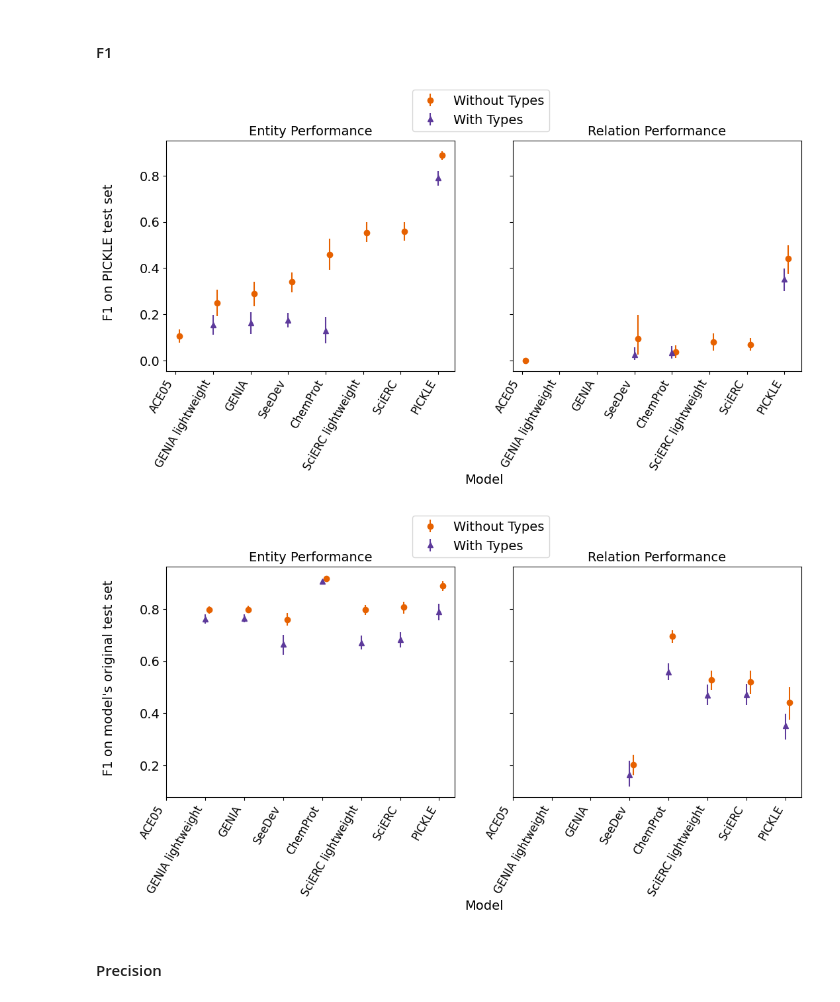
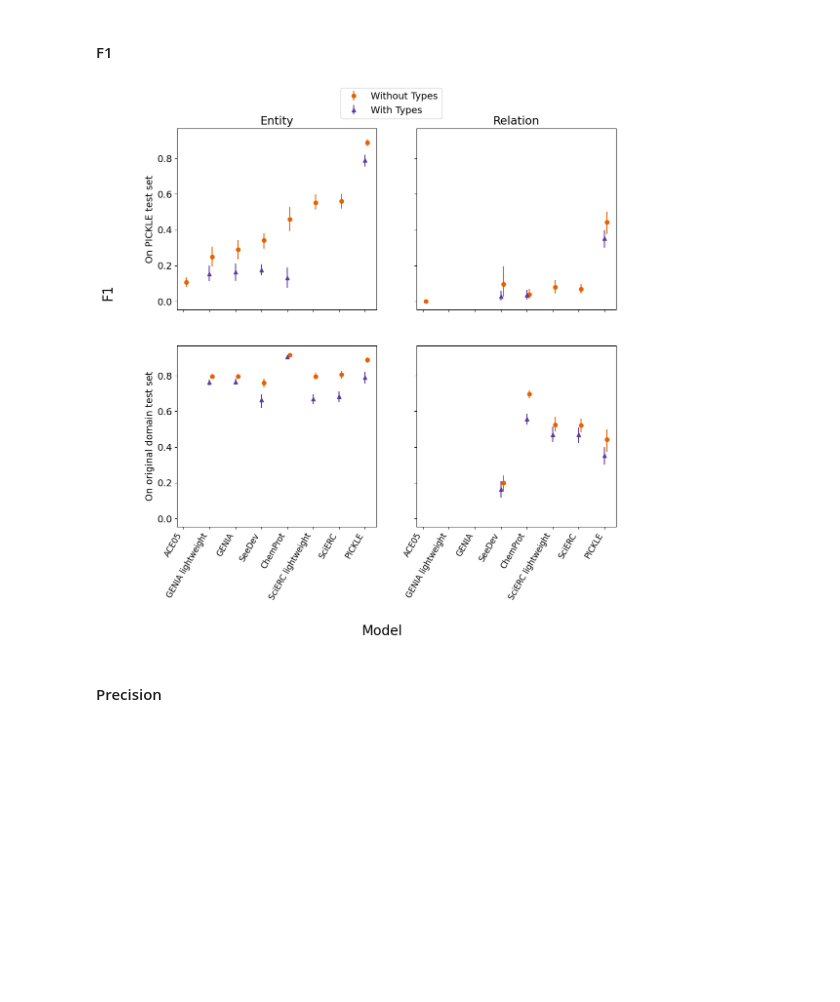
Before and after one commit to ShiuLab/pickle-corpus-code, a Jupyter notebook: jupyter_notebooks/model_performance_figures.ipynb, the cells around one changed output. Drawn from its saved outputs; the diff is of its cells as text; code cells hidden in the pictures; blank space fills up the shorter version.

Commit message:
Restructure OOV dir and update figures

```diff
--- a/jupyter_notebooks/model_performance_figures.ipynb
+++ b/jupyter_notebooks/model_performance_figures.ipynb
@@ -219,49 +219,36 @@ label_key = {'chemprot': 'ChemProt',
 # %% [markdown]
 #### F1
 # %%
-fig, axs = plt.subplots(1, 2, figsize=(12,6), sharex=True, sharey=True)
+fig, axs = plt.subplots(2, 2, figsize=(12,12), sharex=True, sharey=True)
 
 name_x = [label_key[mod] for mod in dygiepp_no_labels_perf["model"]]
 
-axs[0].errorbar(x=dygiepp_no_labels_perf["x"] + 0.1, y=dygiepp_no_labels_perf["ent_F1"], yerr=no_lab_pick_ent_CIs, fmt="o", color='#E66100')
-axs[0].errorbar(x=typed_eval_dygiepp_all_df["x"], y=typed_eval_dygiepp_all_df["ent_F1"], yerr=lab_pick_ent_CIs, fmt="^", color='#5D3A9B')
+axs[0,0].errorbar(x=dygiepp_no_labels_perf["x"] + 0.1, y=dygiepp_no_labels_perf["ent_F1"], yerr=no_lab_pick_ent_CIs, fmt="o", color='#E66100')
+axs[0,0].errorbar(x=typed_eval_dygiepp_all_df["x"], y=typed_eval_dygiepp_all_df["ent_F1"], yerr=lab_pick_ent_CIs, fmt="^", color='#5D3A9B')
 
-axs[1].errorbar(x=dygiepp_no_labels_perf["x"] + 0.1, y=dygiepp_no_labels_perf["rel_F1"], yerr=no_lab_pick_rel_CIs, fmt="o", color='#E66100', label='Without Types')
-axs[1].errorbar(x=typed_eval_dygiepp_all_df["x"], y=typed_eval_dygiepp_all_df["rel_F1"], yerr=lab_pick_rel_CIs, fmt="^", color='#5D3A9B', label='With Types')
+axs[0,1].errorbar(x=dygiepp_no_labels_perf["x"] + 0.1, y=dygiepp_no_labels_perf["rel_F1"], yerr=no_lab_pick_rel_CIs, fmt="o", color='#E66100', label='Without Types')
+axs[0,1].errorbar(x=typed_eval_dygiepp_all_df["x"], y=typed_eval_dygiepp_all_df["rel_F1"], yerr=lab_pick_rel_CIs, fmt="^", color='#5D3A9B', label='With Types')
 
-axs[0].set_xticks(dygiepp_no_labels_perf["x"], name_x, size=12, rotation=60, ha='right')
-axs[1].set_xticks(dygiepp_no_labels_perf["x"], name_x, size=12, rotation=60, ha='right')
+axs[1,0].errorbar(x=original_dom_no_label_eval_dygiepp_all_df["x"] +0.1, y=original_dom_no_label_eval_dygiepp_all_df["ent_F1"], yerr=no_lab_orig_ent_CIs, fmt="o", color='#E66100', label='Without Types')
+axs[1,0].errorbar(x=original_dom_typed_eval_dygiepp_all_df["x"], y=original_dom_typed_eval_dygiepp_all_df["ent_F1"], yerr=lab_orig_ent_CIs, fmt="^", color='#5D3A9B', label='With Types')
 
-axs[0].set_title('Entity Performance', size=14)
-axs[1].set_title('Relation Performance', size=14)
-axs[1].legend(bbox_to_anchor=(0.15,1.25))
-fig.supxlabel('Model', size=14)
-fig.supylabel('F1 on PICKLE test set', y=0.6,  size=14)
-fig.subplots_adjust(bottom=0.3, left=0.1)
+axs[1,1].errorbar(x=original_dom_no_label_eval_dygiepp_all_df["x"] +0.1, y=original_dom_no_label_eval_dygiepp_all_df["rel_F1"], yerr=no_lab_orig_rel_CIs, fmt="o", color='#E66100', label='Without Types')
+axs[1,1].errorbar(x=original_dom_typed_eval_dygiepp_all_df["x"], y=original_dom_typed_eval_dygiepp_all_df["rel_F1"], yerr=lab_orig_rel_CIs, fmt="^", color='#5D3A9B', label='With Types')
+
+axs[1,0].set_xticks(dygiepp_no_labels_perf["x"], name_x, size=12, rotation=60, ha='right')
+axs[1,1].set_xticks(dygiepp_no_labels_perf["x"], name_x, size=12, rotation=60, ha='right')
+axs[0,0].set_title('Entity')
+axs[0,1].set_title('Relation')
+axs[0,0].set_ylabel('On PICKLE test set')
+axs[1,0].set_ylabel('On original domain test set')
+axs[0,1].legend(bbox_to_anchor=(0.15,1.25))
+fig.supxlabel('Model', size=20)
+fig.supylabel('F1', y=0.6,  size=20)
+fig.subplots_adjust(bottom=0.2, left=0.15)
+
+plt.savefig('../data/straying_off_topic_data/model_performance/F1_all_model_dot_plot.png', format='png', dpi=600)
 # %% [output]
-[figure, old version]
+[figure, new version]
-# %%
-fig, axs = plt.subplots(1, 2, figsize=(12,6), sharex=True, sharey=True)
-
-name_x = [label_key[mod] for mod in dygiepp_no_labels_perf["model"]]
-
-axs[0].errorbar(x=original_dom_no_label_eval_dygiepp_all_df["x"] +0.1, y=original_dom_no_label_eval_dygiepp_all_df["ent_F1"], yerr=no_lab_orig_ent_CIs, fmt="o", color='#E66100', label='Without Types')
-axs[0].errorbar(x=original_dom_typed_eval_dygiepp_all_df["x"], y=original_dom_typed_eval_dygiepp_all_df["ent_F1"], yerr=lab_orig_ent_CIs, fmt="^", color='#5D3A9B', label='With Types')
-
-axs[1].errorbar(x=original_dom_no_label_eval_dygiepp_all_df["x"] +0.1, y=original_dom_no_label_eval_dygiepp_all_df["rel_F1"], yerr=no_lab_orig_rel_CIs, fmt="o", color='#E66100', label='Without Types')
-axs[1].errorbar(x=original_dom_typed_eval_dygiepp_all_df["x"], y=original_dom_typed_eval_dygiepp_all_df["rel_F1"], yerr=lab_orig_rel_CIs, fmt="^", color='#5D3A9B', label='With Types')
-
-axs[0].set_xticks(dygiepp_no_labels_perf["x"], name_x, size=12, rotation=60, ha='right')
-axs[1].set_xticks(dygiepp_no_labels_perf["x"], name_x, size=12, rotation=60, ha='right')
-
-axs[0].set_title('Entity Performance', size=14)
-axs[1].set_title('Relation Performance', size=14)
-axs[1].legend(bbox_to_anchor=(0.15,1.25))
-fig.supxlabel('Model', size=14)
-fig.supylabel('F1 on model\'s original test set', y=0.6, size=14, va='center')
-fig.subplots_adjust(bottom=0.3, left=0.1)
-# %% [output]
-[figure, removed]
 # %% [markdown]
 #### Precision
 # %%
```
Also changed, not shown: parts of 7 cells of this notebook, 3 other files.
